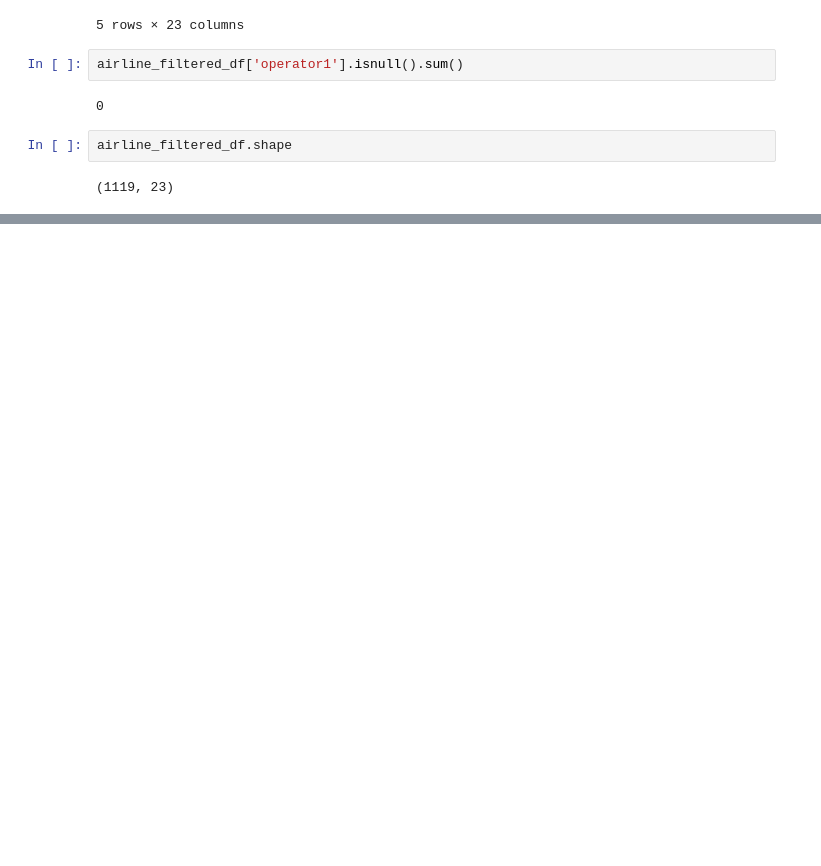
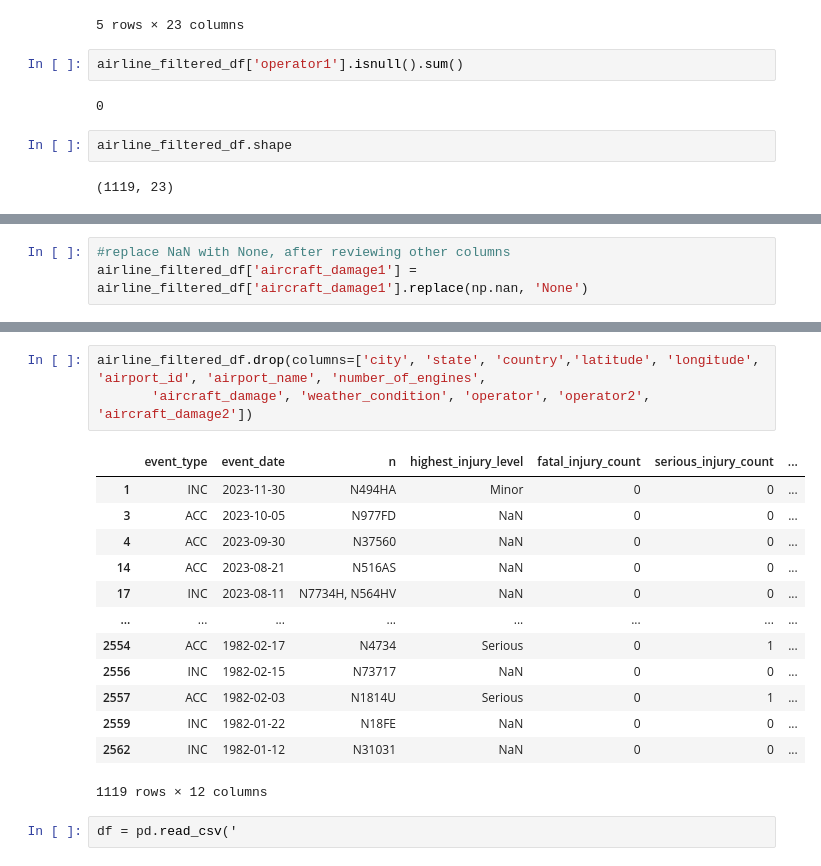
Before and after one commit to FragariaChemist/airline_safety, a Jupyter notebook: operator1_cleanup_hh.ipynb, the cells around one changed output, grey strips where cells are left out. Saved outputs shown, nothing was run; the diff lists cells and outputs as text; blank space fills up the shorter version.

```diff
--- a/operator1_cleanup_hh.ipynb
+++ b/operator1_cleanup_hh.ipynb
@@ -303,0 +372,3 @@ airline_filtered_df.shape
+# %%
+#replace NaN with None, after reviewing other columns
+airline_filtered_df['aircraft_damage1'] = airline_filtered_df['aircraft_damage1'].replace(np.nan, 'None')
@@ -303,0 +407,19 @@ airline_filtered_df.shape
+# %%
+airline_filtered_df.drop(columns=['city', 'state', 'country','latitude', 'longitude', 'airport_id', 'airport_name', 'number_of_engines',
+       'aircraft_damage', 'weather_condition', 'operator', 'operator2', 'aircraft_damage2'])
+# %% [output]
+|  | event_type | event_date | n | highest_injury_level | fatal_injury_count | serious_injury_count | ... |
+| 1 | INC | 2023-11-30 | N494HA | Minor | 0 | 0 | ... |
+| 3 | ACC | 2023-10-05 | N977FD | NaN | 0 | 0 | ... |
+| 4 | ACC | 2023-09-30 | N37560 | NaN | 0 | 0 | ... |
+| 14 | ACC | 2023-08-21 | N516AS | NaN | 0 | 0 | ... |
+| 17 | INC | 2023-08-11 | N7734H, N564HV | NaN | 0 | 0 | ... |
+| ... | ... | ... | ... | ... | ... | ... | ... |
+| 2554 | ACC | 1982-02-17 | N4734 | Serious | 0 | 1 | ... |
+| 2556 | INC | 1982-02-15 | N73717 | NaN | 0 | 0 | ... |
+| 2557 | ACC | 1982-02-03 | N1814U | Serious | 0 | 1 | ... |
+| 2559 | INC | 1982-01-22 | N18FE | NaN | 0 | 0 | ... |
+| 2562 | INC | 1982-01-12 | N31031 | NaN | 0 | 0 | ... |
+1119 rows × 12 columns
+# %%
+df = pd.read_csv('
```
Also changed, not shown: parts of 12 cells of this notebook, 1 other file.
